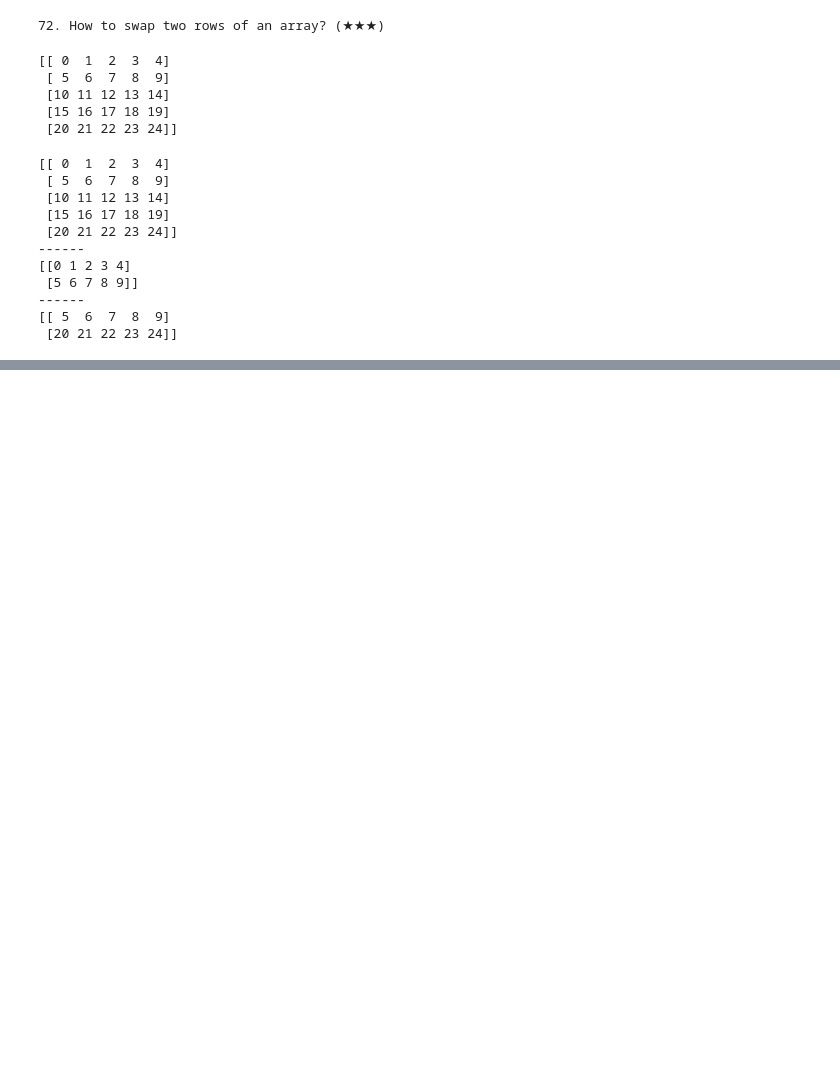
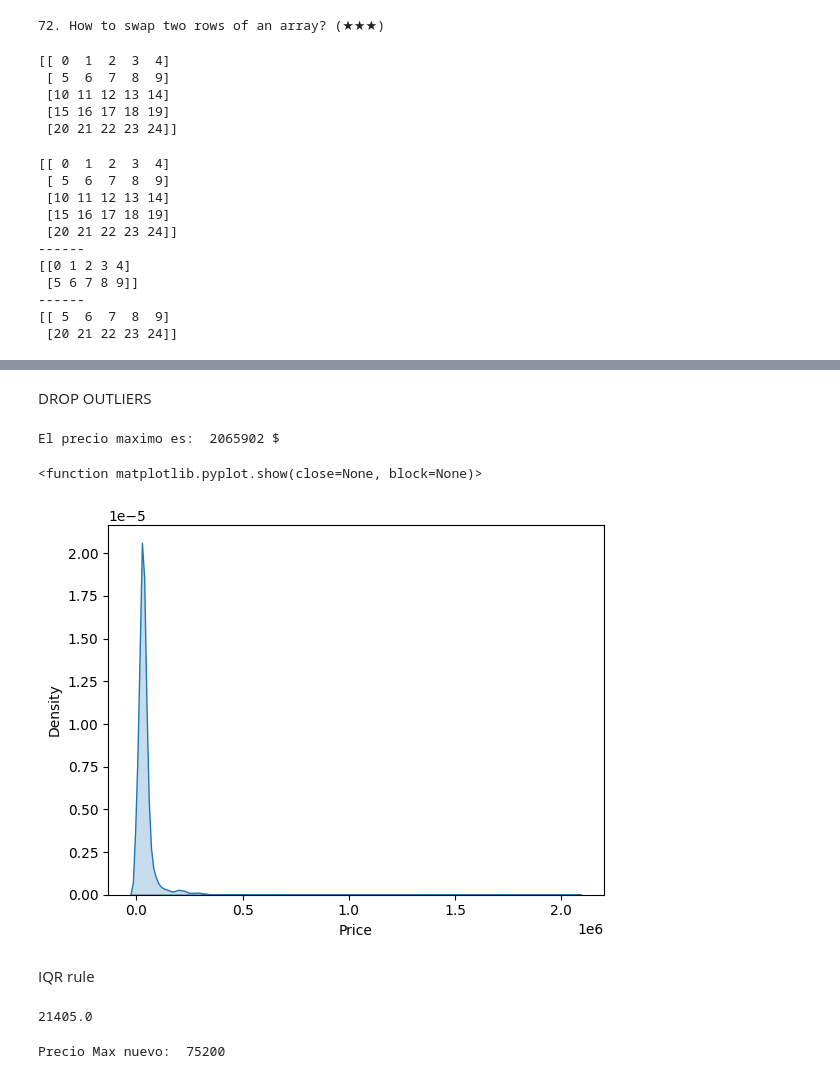
Before and after one commit to hernanescorp/master_AI_notes, a Jupyter notebook: programming_for_ai_labs_python.ipynb, the cells around one changed output, grey strips where cells are left out. Saved outputs shown, nothing was run; the diff lists cells and outputs as text; code cells hidden in the pictures; blank space fills up the shorter version.

```diff
--- a/programming_for_ai_labs_python.ipynb
+++ b/programming_for_ai_labs_python.ipynb
@@ -701,0 +799,4 @@ print(A[[1,4]])
+# %%
+df = df.drop(["Make", "Model", "Engine Fuel Type","Transmission Type", "Driven_Wheels"
+, "Market Category", "Market Category","Vehicle Size", "Vehicle Style" ], axis=1)
+df.head(5)
@@ -701,0 +812,13 @@ print(A[[1,4]])
+# %%
+mapping  = {
+    "Engine HP": "HP",
+    "Engine Cylinders": "Cyl",
+    "Number of Doors": "Doors",
+    "highway MPG":"MPG-H",
+    "city mpg":"MPG-C",
+    "Popularity":"Pop",
+    "MSRP":"Price"
+}
+
+df = df.rename(columns=mapping)
+df.head(5)
@@ -701,0 +839,4 @@ print(A[[1,4]])
+# %%
+df_unique = df[~df.duplicated()]
+print("Original Shape: ", df.shape)
+print("Uniques shape: ", df_unique.shape)
@@ -701,0 +868,3 @@ print(A[[1,4]])
+# %%
+df_unique = df_unique.dropna()
+df_unique.isnull().sum()
@@ -701,0 +882,35 @@ print(A[[1,4]])
+# %% [markdown]
+DROP OUTLIERS
+# %%
+max_price = df_unique["Price"].max()
+print('El precio maximo es: ', max_price, '$')
+# %% [output]
+El precio maximo es:  2065902 $
+# %%
+import seaborn as sns
+import matplotlib.pyplot as plt
+
+sns.kdeplot(df_unique["Price"], fill = True)
+plt.show
+# %% [output]
+<function matplotlib.pyplot.show(close=None, block=None)>
+[figure, added]
+# %% [markdown]
+IQR rule
+# %%
+import numpy as np
+
+Q1 = df_unique["Price"].quantile(0.25)
+Q2 = df_unique["Price"].quantile(0.75)
+
+IQR = Q2- Q1
+print(IQR)
+# %% [output]
+21405.0
+# %%
+mask = (df_unique["Price"] < (Q1 - 1.5*IQR)) | (df_unique["Price"] > (Q2 + 1.5 * IQR))
+df_unique = df_unique[~mask]
+
+print("Precio Max nuevo: ", df_unique["Price"].max())
+# %% [output]
+Precio Max nuevo:  75200
```
Also changed, not shown: parts of 25 cells of this notebook.
